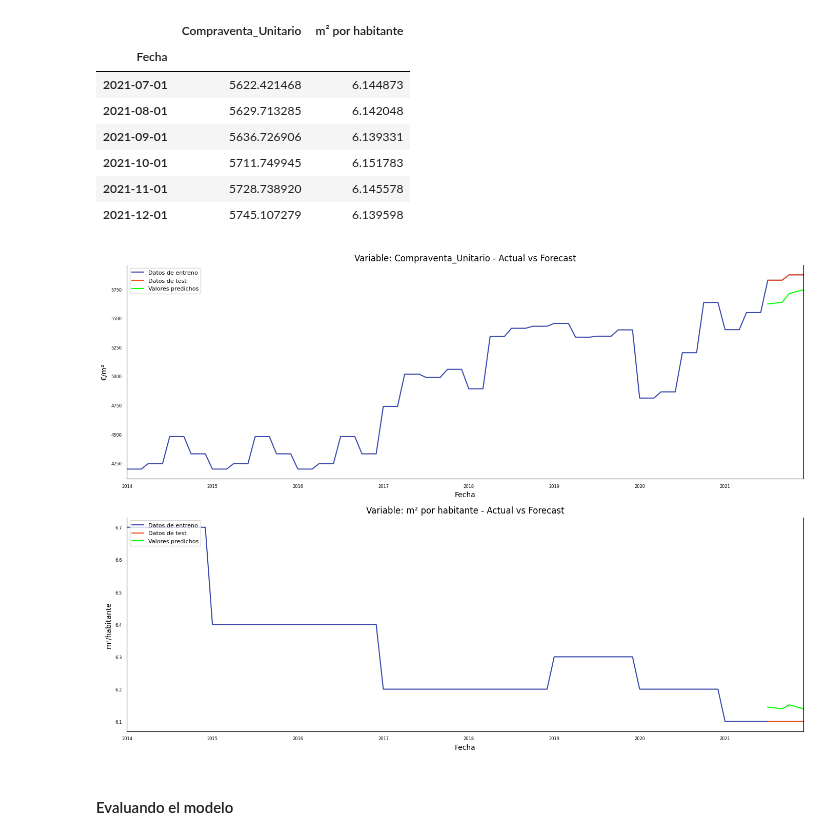
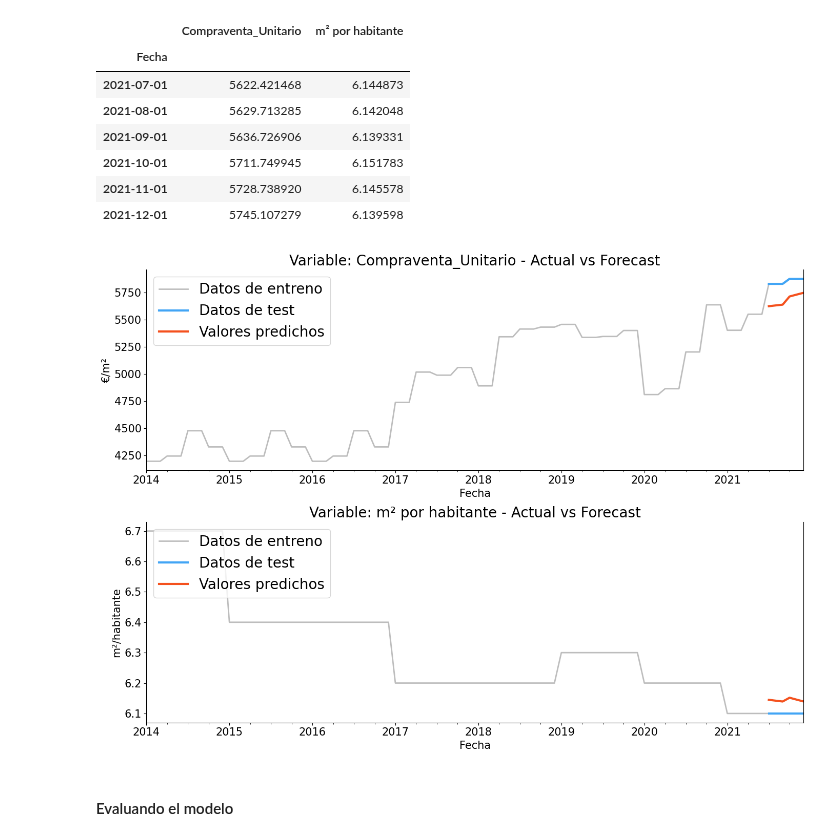
Before and after one commit to dmunozbe/TFM_DataScience, a Jupyter notebook: Forecasting/05. Sarria-Sant Gervasi/Forecasting_(Indicador_85).ipynb, the cells around one changed output. Saved outputs shown, nothing was run; the diff lists cells and outputs as text; code cells hidden in the pictures.

```diff
--- a/Forecasting/05. Sarria-Sant Gervasi/Forecasting_(Indicador_85).ipynb
+++ b/Forecasting/05. Sarria-Sant Gervasi/Forecasting_(Indicador_85).ipynb
@@ -500,29 +500,28 @@ output
 # %%
 # Actual vs Forecasted Plots
 fig, axes = plt.subplots(nrows = int(len(X_train.columns)), ncols = 1, dpi = 100, figsize = (14,10))
 mi_lista = ['€/m²','m²/habitante']
 
 for i, (col,ax) in enumerate(zip(X_train.columns, axes.flatten())):
-    df[col].plot(color = '#3949AB', legend = True, ax = ax)
-    X_test[col].plot(color = '#F4511E', legend = True, ax = ax)
-    output[col].plot(color = '#00FF00', legend = True, ax = ax).autoscale(axis =' x',tight = True)
+    df[col].plot(color = '#BDBDBD', legend = True, ax = ax,linewidth=2)
+    X_test[col].plot(color = '#42A5F5', legend = True, ax = ax,linewidth=3)
+    output[col].plot(color = '#F4511E', legend = True, ax = ax,linewidth=3).autoscale(axis =' x',tight = True)
 
-    ax.set_title('Variable: ' + col + ' - Actual vs Forecast')
-    ax.set_ylabel(mi_lista[i])  # Establecer etiqueta del eje y
-    ax.xaxis.set_ticks_position('none')
-    ax.yaxis.set_ticks_position('none')
 
+    ax.set_title('Variable: ' + col +  ' - Actual vs Forecast',fontsize=20)
+    ax.set_ylabel(mi_lista[i],fontsize=15)
+    ax.set_xlabel('Fecha',fontsize=15)
     ax.spines["top"].set_alpha(0)
-    ax.tick_params(labelsize = 6)
+    ax.tick_params(labelsize = 15)
 
     handles, labels = ax.get_legend_handles_labels()
-    ax.legend(handles, ['Datos de entreno', 'Datos de test', 'Valores predichos'], loc='upper left', fontsize=8)
+    ax.legend(handles, ['Datos de entreno', 'Datos de test', 'Valores predichos'], loc='upper left', fontsize=20)
 
 plt.tight_layout()
 plt.savefig('actual_forecast.png')
 plt.show()
 # %% [output]
-[figure, old version]
+[figure, new version]
 # %% [markdown]
 #### Evaluando el modelo
 # %%
```
Also changed, not shown: parts of 2 cells of this notebook.
